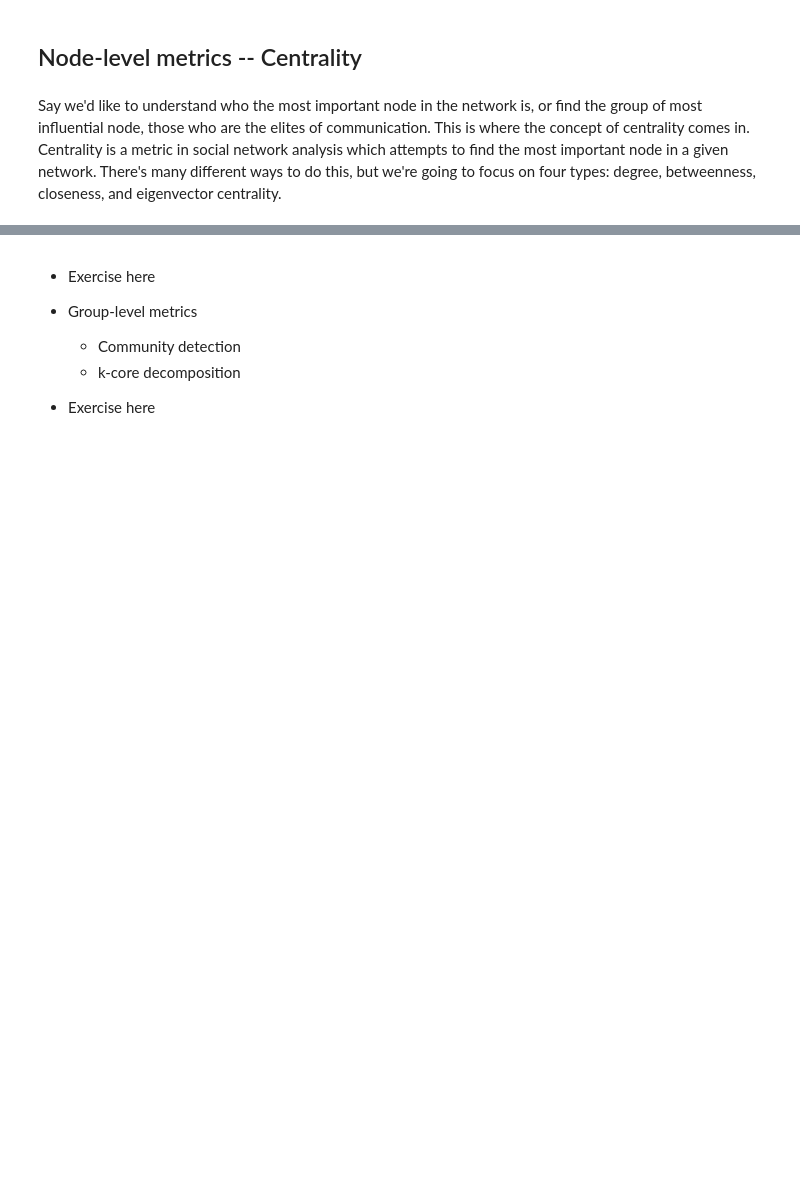
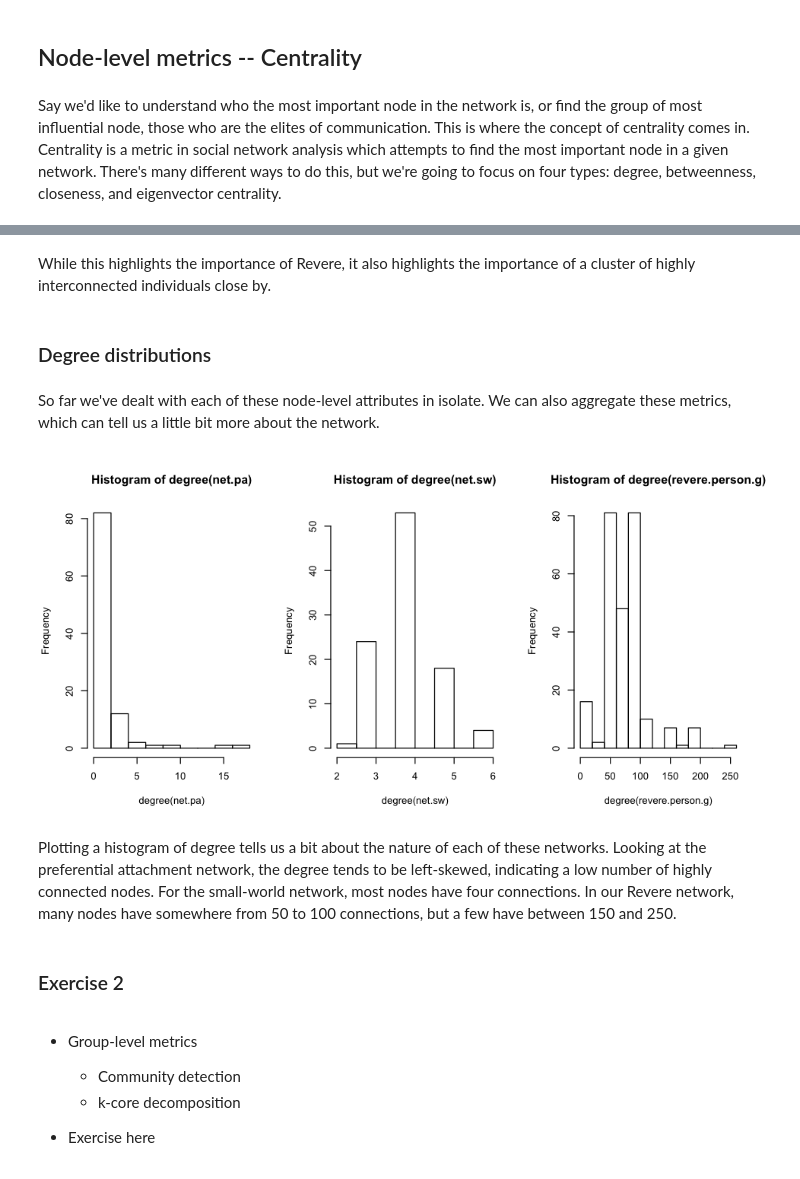
Before and after one commit to alexhanna/zurich-sna, a Jupyter notebook: Network metrics and algorithms.ipynb, the cells around one changed output, grey strips where cells are left out. Saved outputs shown, nothing was run; the diff lists cells and outputs as text; code cells hidden in the pictures; blank space fills up the shorter version.

```diff
--- a/Network metrics and algorithms.ipynb
+++ b/Network metrics and algorithms.ipynb
@@ -144,6 +206,22 @@ Degree centrality is the simplest measure of centrality. It is a measure of how
+# %% [markdown]
+While this highlights the importance of Revere, it also highlights the importance of a cluster of highly interconnected individuals close by.
+# %% [markdown]
+### Degree distributions
+# %% [markdown]
+So far we've dealt with each of these node-level attributes in isolate. We can also aggregate these metrics, which can tell us a little bit more about the network.
+# %%
+par(mfrow=c(1,3))
+
+hist(degree(net.pa))
+hist(degree(net.sw))
+hist(degree(revere.person.g))
+# %% [output]
+[figure, added]
+# %% [markdown]
+Plotting a histogram of degree tells us a bit about the nature of each of these networks. Looking at the preferential attachment network, the degree tends to be left-skewed, indicating a low number of highly connected nodes. For the small-world network, most nodes have four connections. In our Revere network, many nodes have somewhere from 50 to 100 connections, but a few have between 150 and 250.
+# %% [markdown]
+### Exercise 2
 # %% [markdown]
-- Exercise here
-
 - Group-level metrics
     - Community detection
     - k-core decomposition
```
Also changed, not shown: parts of 10 cells of this notebook.
